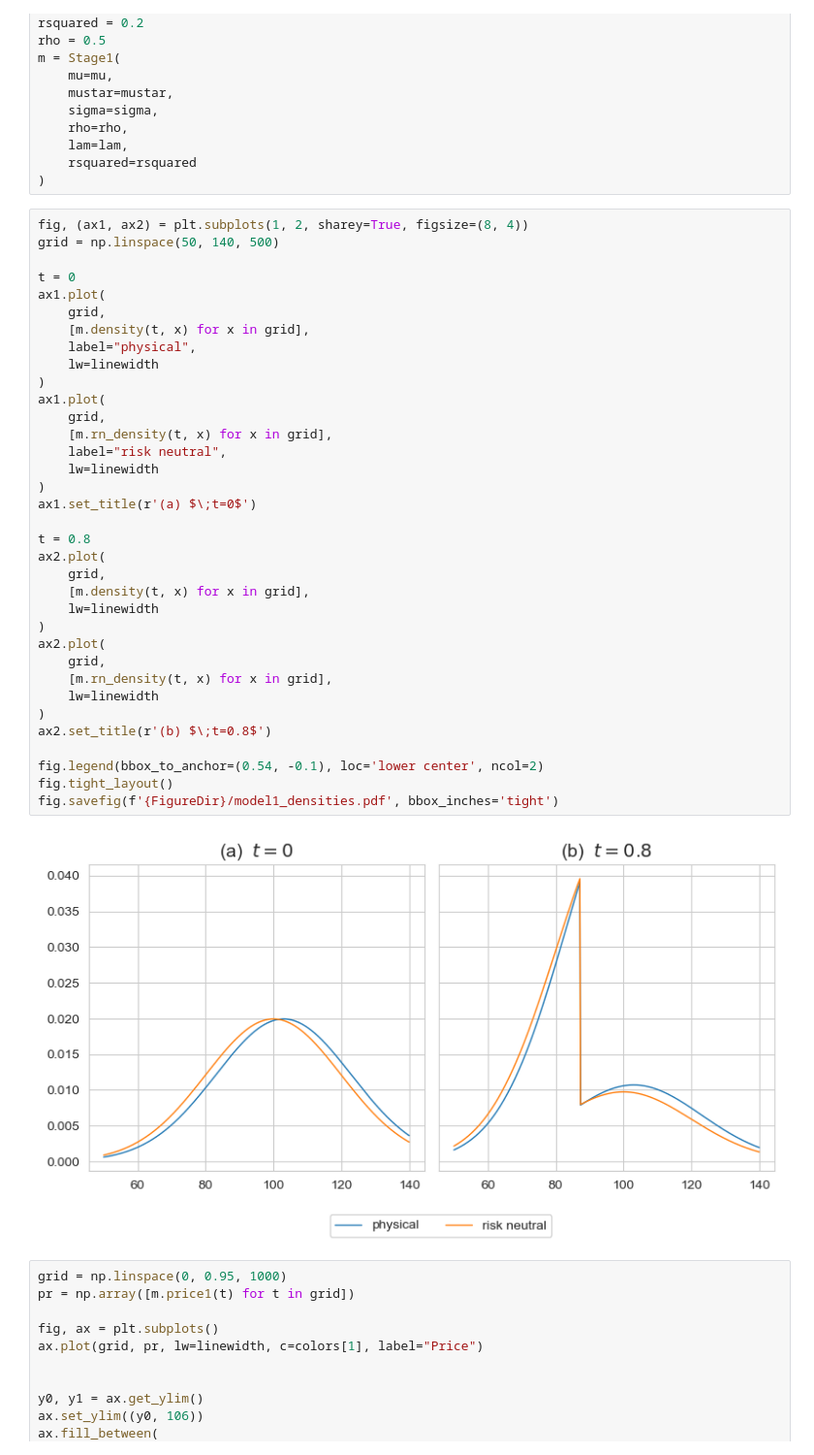
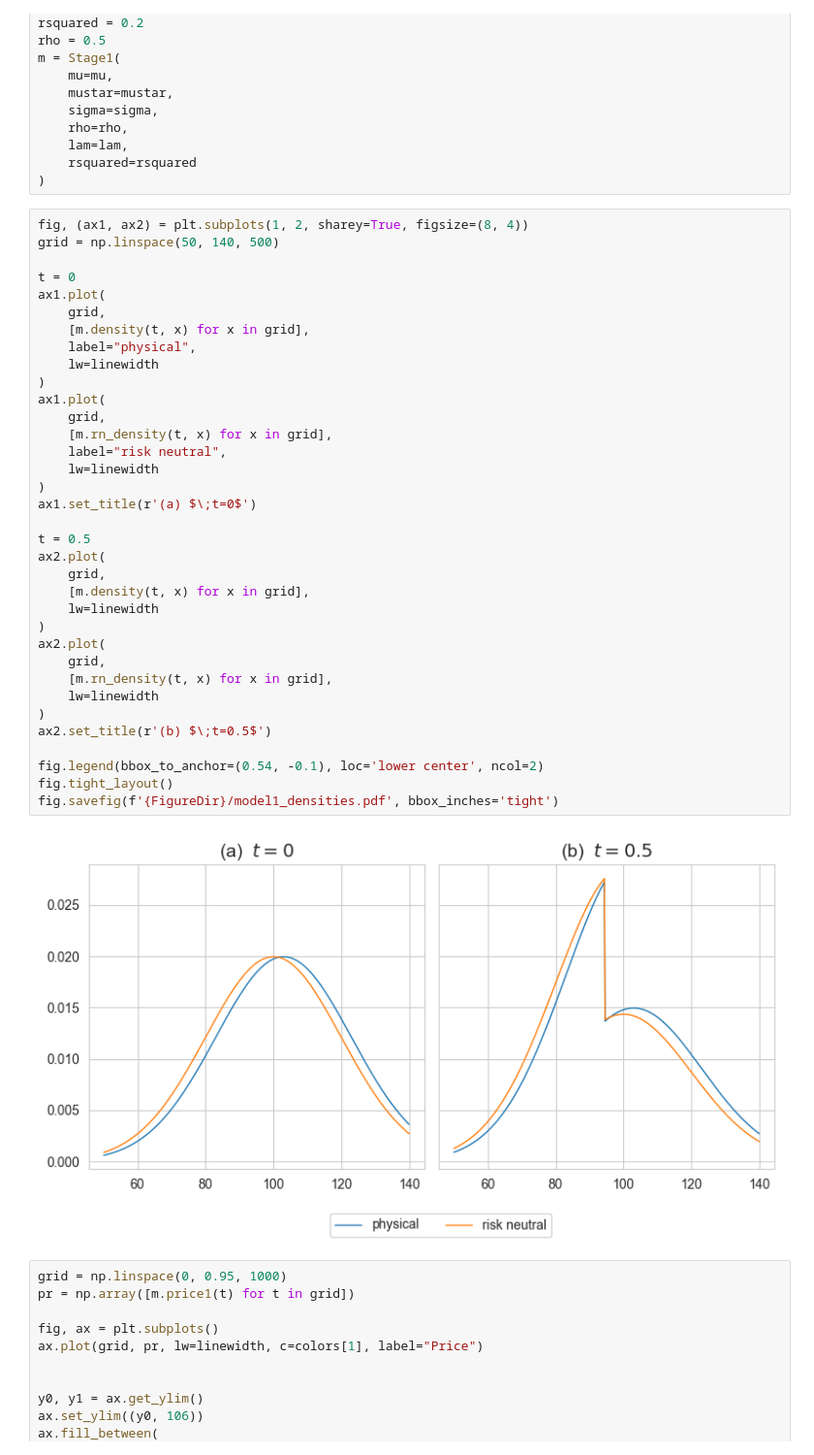
Before and after one commit to kerryback/announcements, a Jupyter notebook: Code/figures_model1.ipynb, the cells around one changed output. Shown: that part at 97% size. Saved outputs shown, nothing was run; the diff lists cells and outputs as text.

```diff
--- a/Code/figures_model1.ipynb
+++ b/Code/figures_model1.ipynb
@@ -51,36 +51,36 @@ grid = np.linspace(50, 140, 500)
 t = 0
 ax1.plot(
     grid,
     [m.density(t, x) for x in grid],
     label="physical",
     lw=linewidth
 )
 ax1.plot(
     grid,
     [m.rn_density(t, x) for x in grid],
     label="risk neutral",
     lw=linewidth
 )
 ax1.set_title(r'(a) $\;t=0$')
 
-t = 0.8
+t = 0.5
 ax2.plot(
     grid,
     [m.density(t, x) for x in grid],
     lw=linewidth
 )
 ax2.plot(
     grid,
     [m.rn_density(t, x) for x in grid],
     lw=linewidth
 )
-ax2.set_title(r'(b) $\;t=0.8$')
+ax2.set_title(r'(b) $\;t=0.5$')
 
 fig.legend(bbox_to_anchor=(0.54, -0.1), loc='lower center', ncol=2)
 fig.tight_layout()
 fig.savefig(f'{FigureDir}/model1_densities.pdf', bbox_inches='tight')
 # %% [output]
-[figure, old version]
+[figure, new version]
 # %%
 grid = np.linspace(0, 0.95, 1000)
 pr = np.array([m.price1(t) for t in grid])
```
Also changed, not shown: 3 other files.
